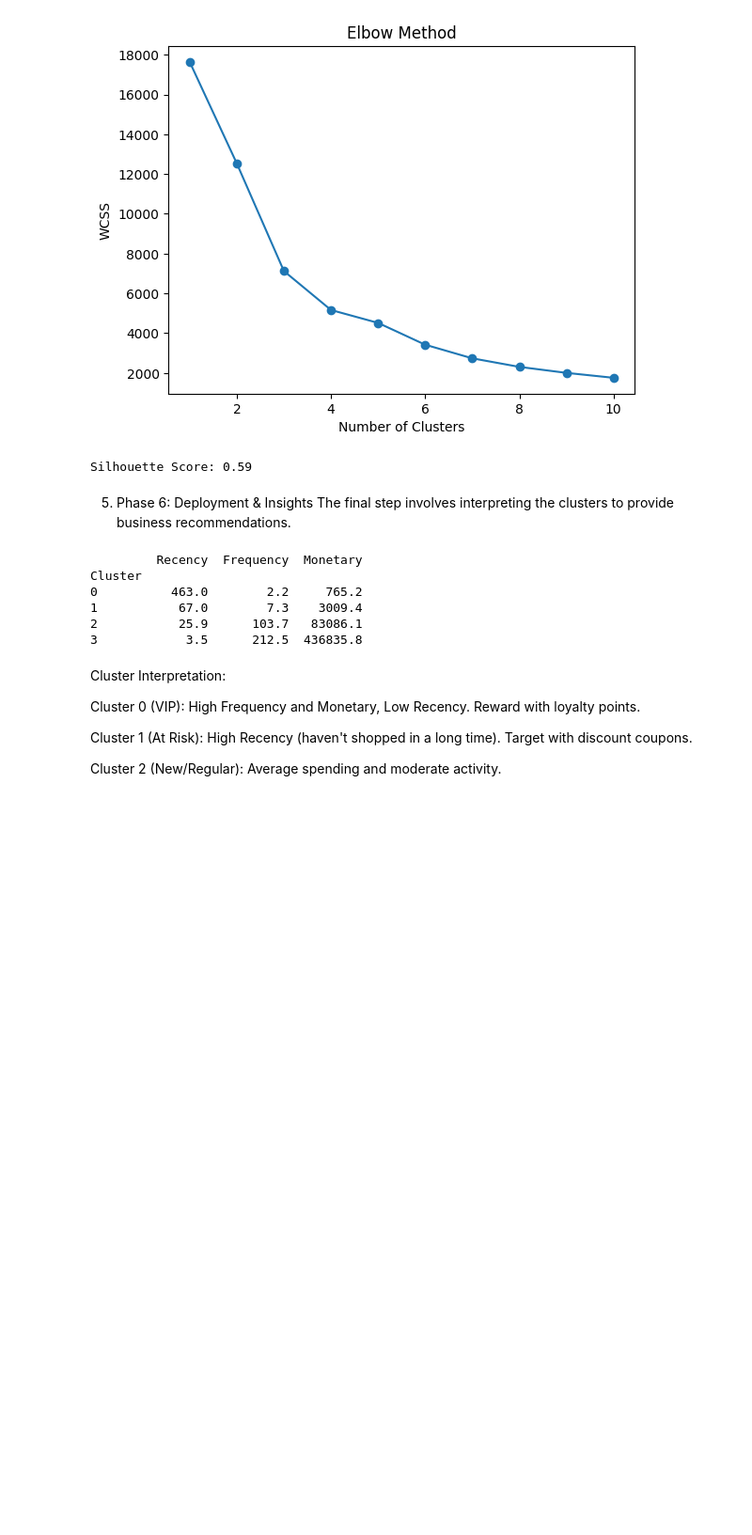
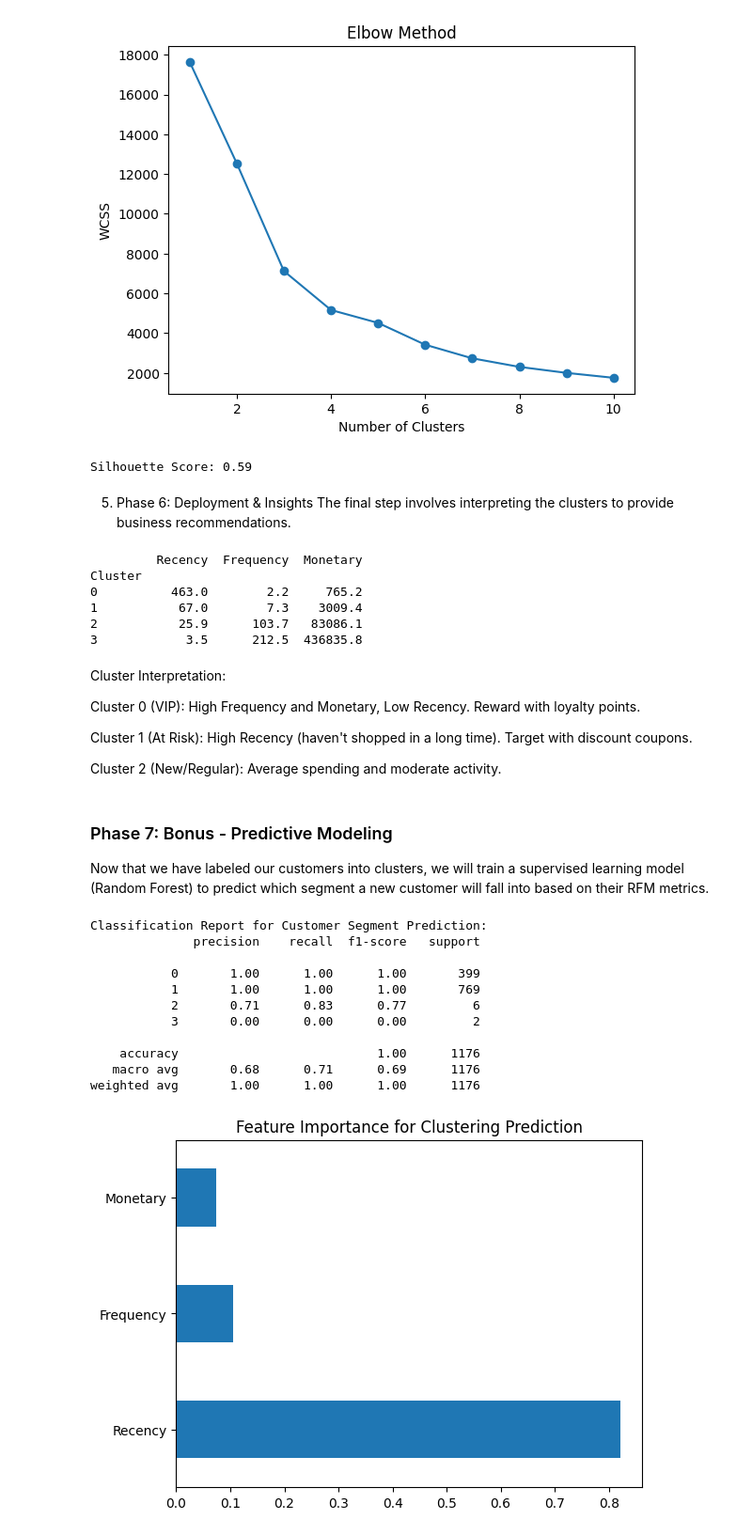
Before and after one commit to gabal124/DataMining_Retail_Project, a Jupyter notebook: notebook/notebook.ipynb, the cells around one changed output. Shown at 94% size. Cells and saved outputs as stored; diff of their text form; code cells hidden in the pictures; blank space fills up the shorter version.

```diff
--- a/notebook/notebook.ipynb
+++ b/notebook/notebook.ipynb
@@ -138,5 +138,47 @@ Cluster 1 (At Risk): High Recency (haven't shopped in a long time). Target with
 
 
 Cluster 2 (New/Regular): Average spending and moderate activity.
+# %% [markdown]
+### Phase 7: Bonus - Predictive Modeling
+Now that we have labeled our customers into clusters, we will train a supervised learning model (Random Forest) to predict which segment a new customer will fall into based on their RFM metrics.
+# %%
+from sklearn.model_selection import train_test_split
+from sklearn.ensemble import RandomForestClassifier
+from sklearn.metrics import classification_report, confusion_matrix
+
+# 1. Define Features (X) and Target (y)
+X = rfm[['Recency', 'Frequency', 'Monetary']]
+y = rfm['Cluster']
+
+# 2. Split Data into training and testing sets
+X_train, X_test, y_train, y_test = train_test_split(X, y, test_size=0.2, random_state=42)
+
+# 3. Initialize and Train the Random Forest Classifier
+clf = RandomForestClassifier(n_estimators=100, random_state=42)
+clf.fit(X_train, y_train)
+
+# 4. Evaluate the model
+y_pred = clf.predict(X_test)
+
+print("Classification Report for Customer Segment Prediction:")
+print(classification_report(y_test, y_pred))
+
+# 5. Visualize Feature Importance
+importances = pd.Series(clf.feature_importances_, index=X.columns)
+importances.plot(kind='barh', title='Feature Importance for Clustering Prediction')
+plt.show()
+# %% [output]
+Classification Report for Customer Segment Prediction:
+              precision    recall  f1-score   support
+
+           0       1.00      1.00      1.00       399
+           1       1.00      1.00      1.00       769
+           2       0.71      0.83      0.77         6
+           3       0.00      0.00      0.00         2
+
+    accuracy                           1.00      1176
+   macro avg       0.68      0.71      0.69      1176
+weighted avg       1.00      1.00      1.00      1176
+[figure, added]
 # %%
 rfm.to_csv('rfm_clusters.csv')
```
